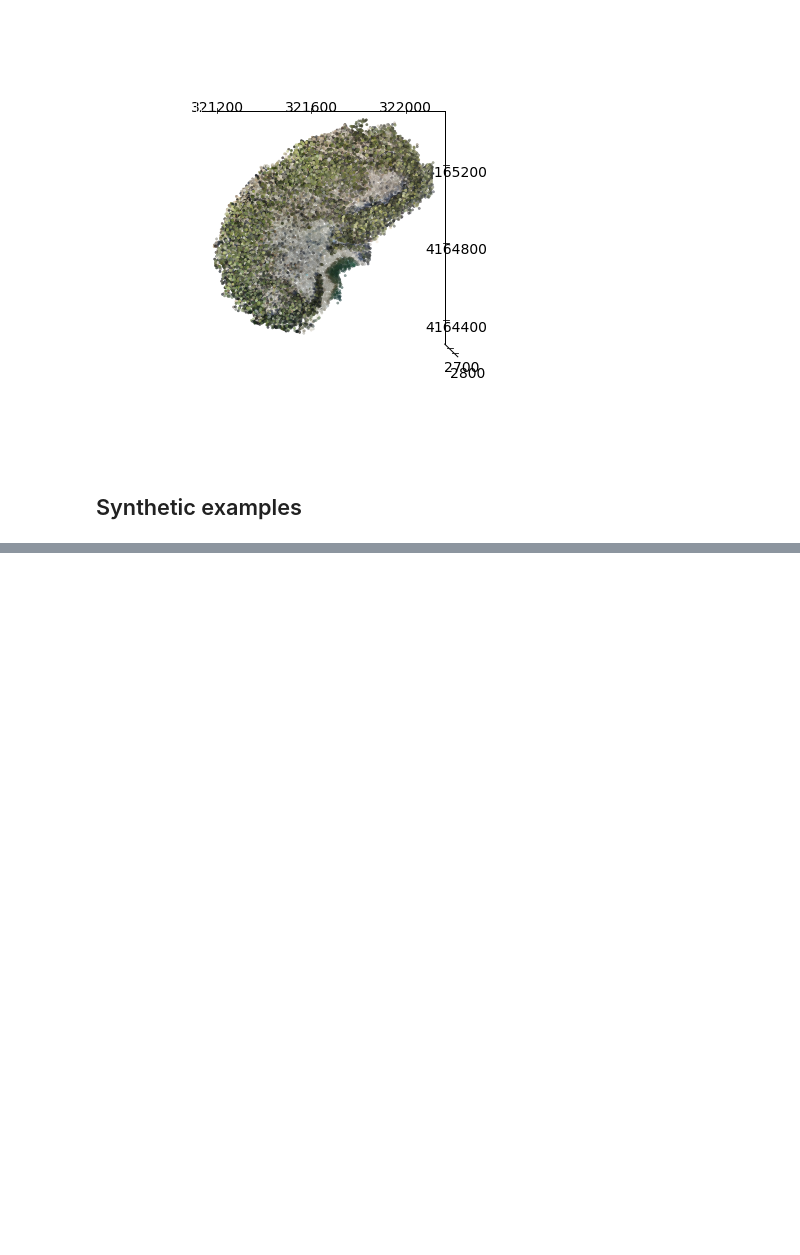
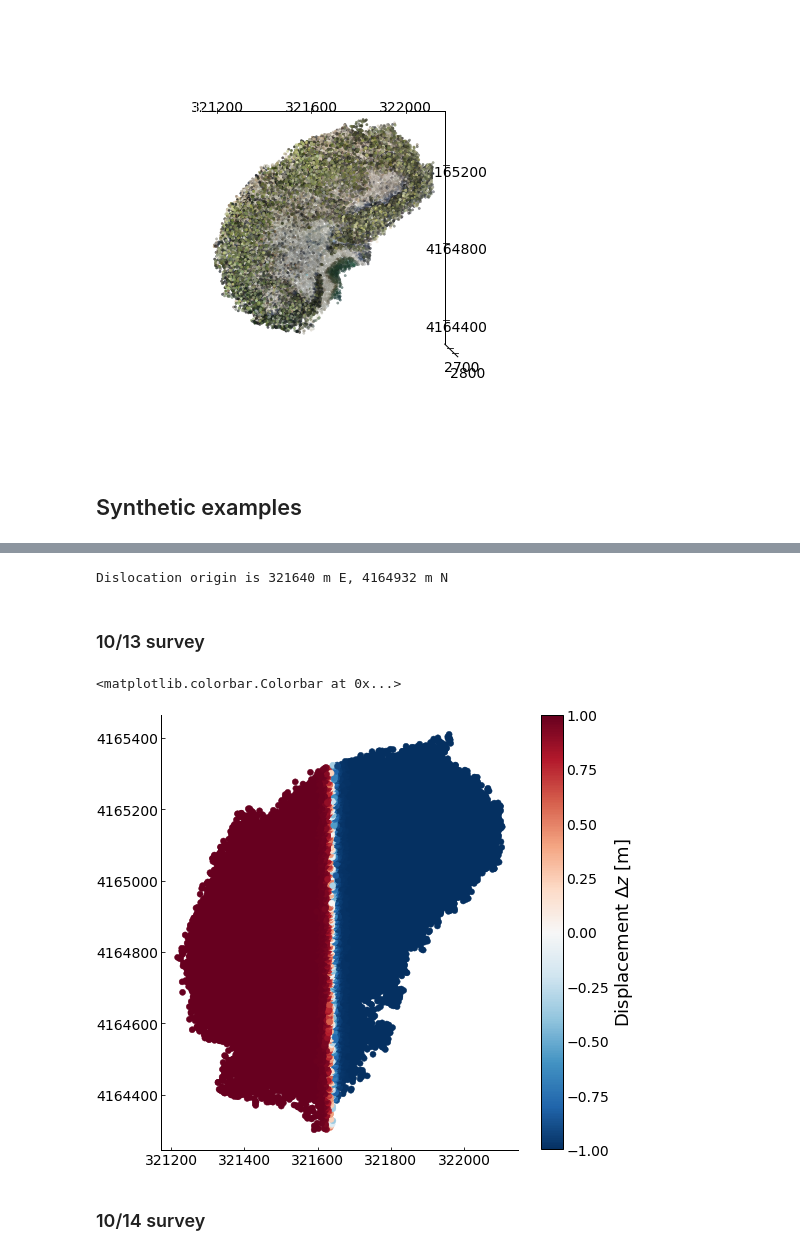
Before and after one commit to stgl/PointCloudDislocation, a Jupyter notebook: synthetics.ipynb, the cells around one changed output, grey strips where cells are left out. Drawn from its saved outputs; the diff is of its cells as text; code cells hidden in the pictures; blank space fills up the shorter version.

```diff
--- a/synthetics.ipynb
+++ b/synthetics.ipynb
@@ -40,0 +56,40 @@ plt.gca().view_init(elev=90, azim=270)
+# %%
+origin_x = np.mean(pre_data[:, 0])
+origin_y = np.mean(pre_data[:, 1])
+# %%
+print(f'Dislocation origin is {origin_x:.0f} m E, {origin_y:.0f} m N')
+# %% [output]
+Dislocation origin is 321640 m E, 4164932 m N
+# %% [markdown]
+### 10/13 survey
+# %%
+dip, strike, slip_ss = (90, 0, 0)
+depths = [0, 1, 5, 10]
+dip_slips = [0.5, 1, 2]
+for depth in depths:
+    for slip_ds in dip_slips:
+        pre_filename = 'data/HSLSurvey101319_utm_thin100.las'
+        post_filename = f'output/hsl_101319_s{strike:.0f}_d{dip:.0f}_dep{depth:.0f}_ss{slip_ss:.0f}_ds{slip_ds:.0f}.las'
+        deform_point_cloud_dislocation(pre_filename,
+                                       post_filename,
+                                       dip=dip,
+                                       strike=strike,
+                                       depth=depth,
+                                       slip_ss=slip_ss,
+                                       slip_ds=slip_ds,
+                                       origin_x=origin_x,
+                                       origin_y=origin_y)
+# %%
+pre_data = read_las(pre_filename)
+post_data = read_las(post_filename)
+# %%
+x = post_data[::100, 0]
+y = post_data[::100, 1]
+dz = pre_data[::100, 2] - post_data[::100, 2]
+c = plt.scatter(x, y, c=dz, cmap='RdBu_r')
+plt.colorbar(c, label='Displacement $\Delta z$ [m]')
+# %% [output]
+<matplotlib.colorbar.Colorbar at 0x...>
+[figure, added]
+# %% [markdown]
+### 10/14 survey
```
Also changed, not shown: parts of 6 cells of this notebook.
